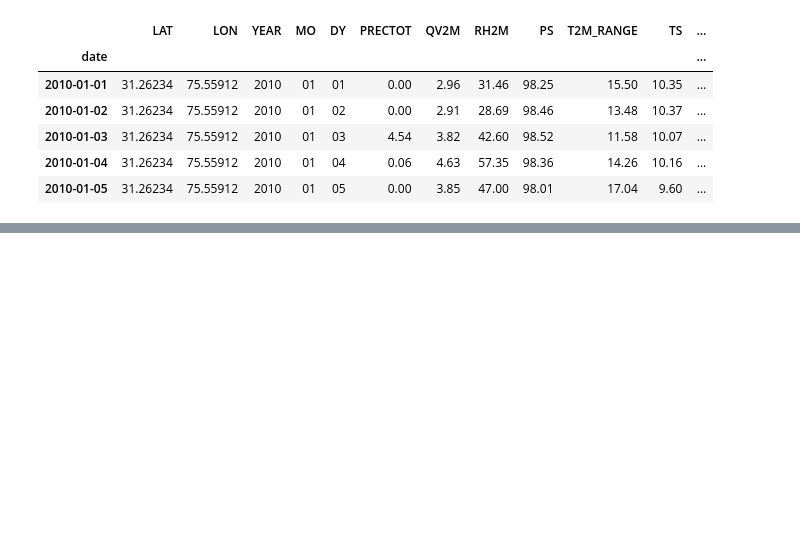
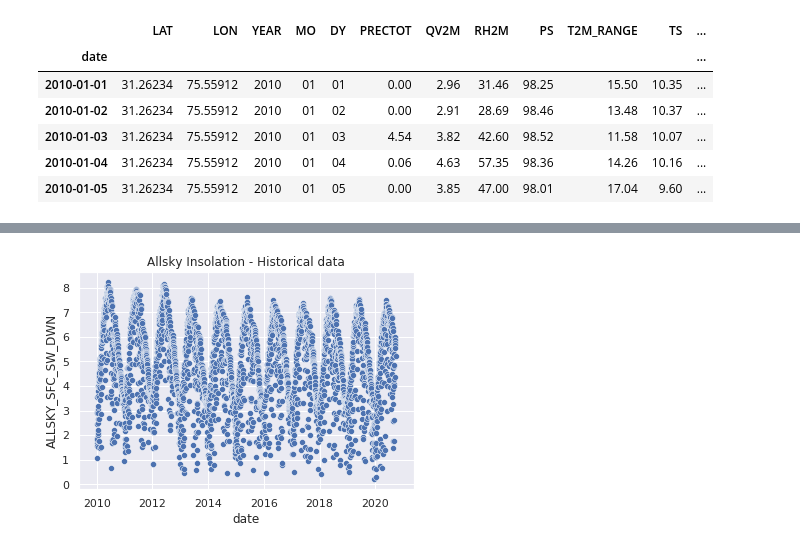
Before and after one commit to shobhanb/sabudh-solar-pp, a Jupyter notebook: NASA POWER EDA.ipynb, the cells around one changed output, grey strips where cells are left out. Drawn from its saved outputs; the diff is of its cells as text; code cells hidden in the pictures; blank space fills up the shorter version.

```diff
--- a/NASA POWER EDA.ipynb
+++ b/NASA POWER EDA.ipynb
@@ -149,0 +164,6 @@ plt.show()
+# %%
+sns.scatterplot(x='date', y='ALLSKY_SFC_SW_DWN', data=df)
+plt.title('Allsky Insolation - Historical data')
+plt.show()
+# %% [output]
+[figure, added]
```
Also changed, not shown: parts of 9 cells of this notebook.
